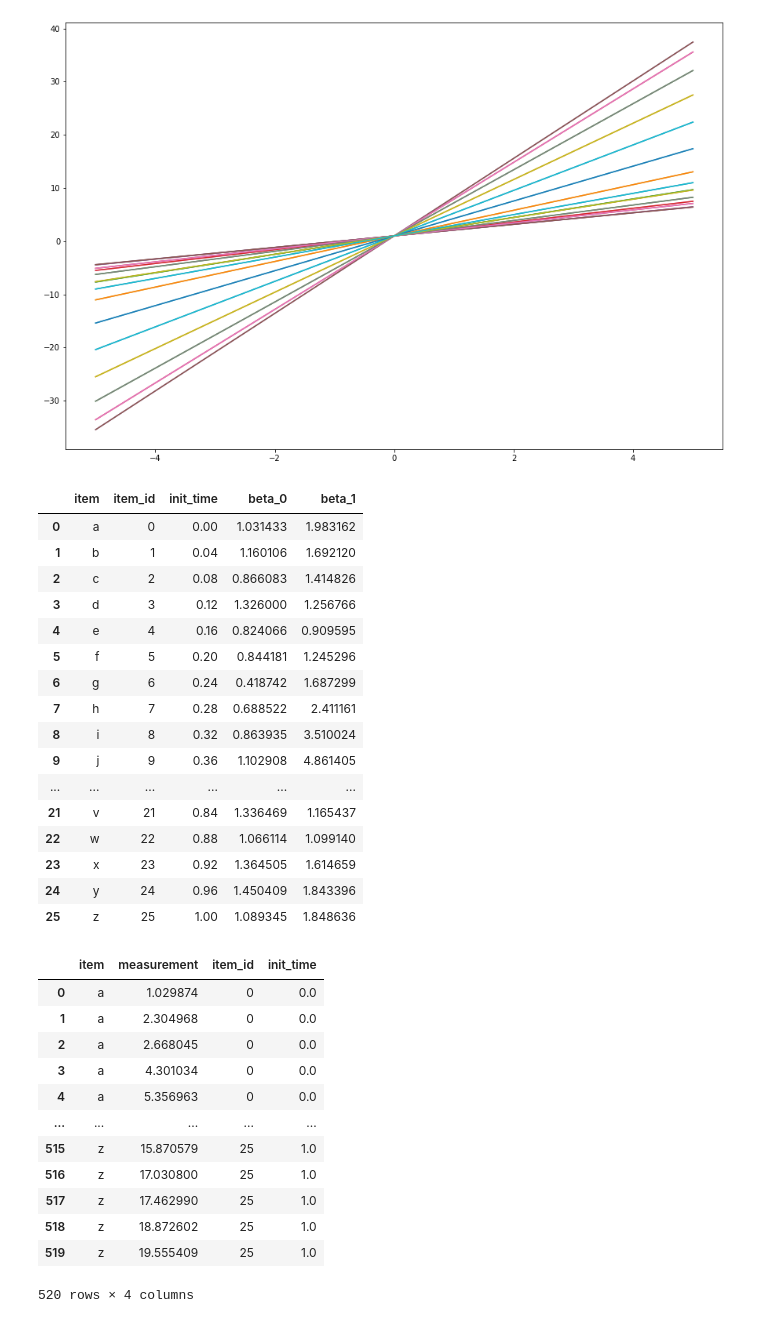
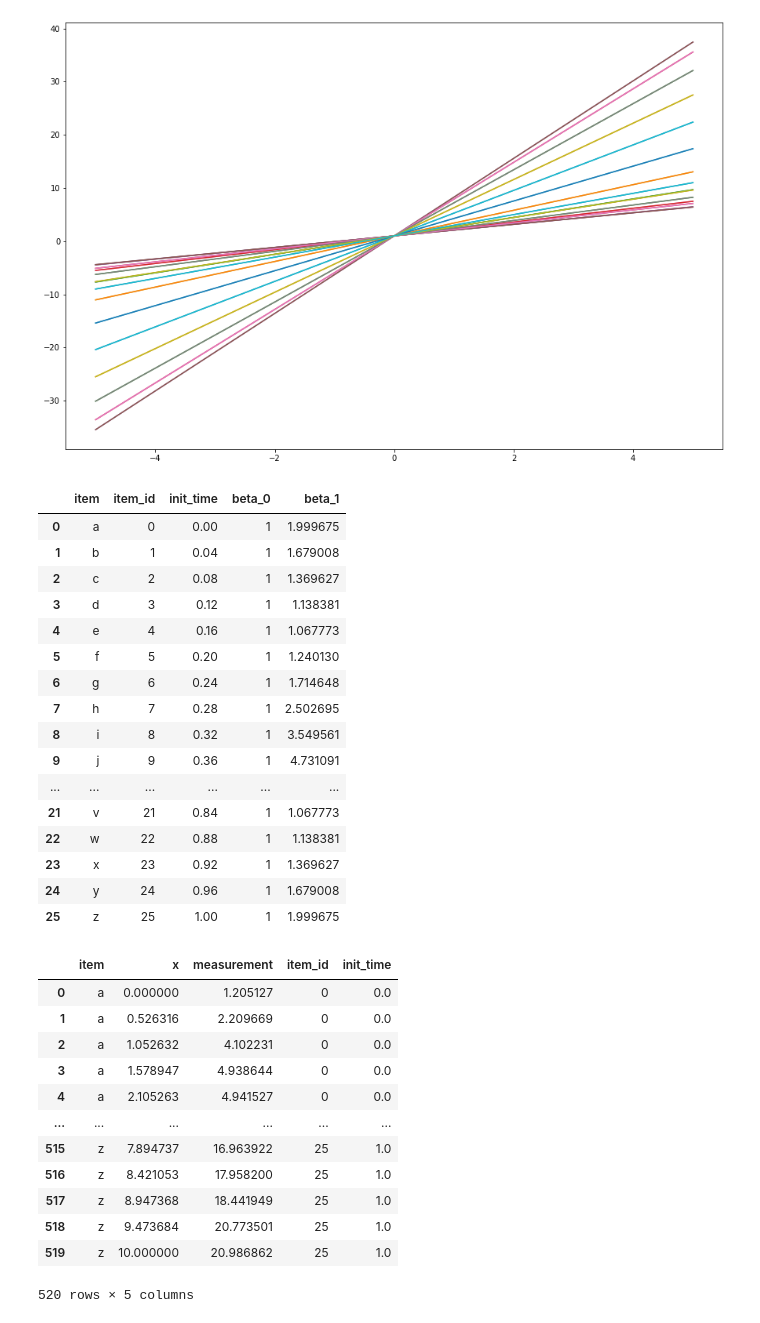
Before and after one commit to RoyLarson/parameter_gp, a Jupyter notebook: gp_example.ipynb, the cells around one changed output. Drawn from its saved outputs; the diff is of its cells as text; code cells hidden in the pictures.

```diff
--- a/gp_example.ipynb
+++ b/gp_example.ipynb
@@ -64,13 +64,7 @@ plt.plot(x, perfect)
 t = np.linspace(0, 1, len(ascii_lowercase))
 truth_data = pd.DataFrame(
     [
-        (
-            c,
-            i,
-            t_c,
-            β_0_mean + rng.normal() * β_0_std,
-            β_1_mean + β_1_t(t_c) + rng.normal() * β_1_std,
-        )
+        (c, i, t_c, β_0_mean, β_1_mean + β_1_t(t_c),)
         for i, (c, t_c) in enumerate(zip(ascii_lowercase, t))
     ],
     columns=["item", "item_id", "init_time", "beta_0", "beta_1"],
@@ -78,61 +72,66 @@ truth_data = pd.DataFrame(
 truth_data
 # %% [output]
 |  | item | item_id | init_time | beta_0 | beta_1 |
-| 0 | a | 0 | 0.00 | 1.031433 | 1.983162 |
-| 1 | b | 1 | 0.04 | 1.160106 | 1.692120 |
-| 2 | c | 2 | 0.08 | 0.866083 | 1.414826 |
-| 3 | d | 3 | 0.12 | 1.326000 | 1.256766 |
-| 4 | e | 4 | 0.16 | 0.824066 | 0.909595 |
-| 5 | f | 5 | 0.20 | 0.844181 | 1.245296 |
-| 6 | g | 6 | 0.24 | 0.418742 | 1.687299 |
-| 7 | h | 7 | 0.28 | 0.688522 | 2.411161 |
-| 8 | i | 8 | 0.32 | 0.863935 | 3.510024 |
-| 9 | j | 9 | 0.36 | 1.102908 | 4.861405 |
+| 0 | a | 0 | 0.00 | 1 | 1.999675 |
+| 1 | b | 1 | 0.04 | 1 | 1.679008 |
+| 2 | c | 2 | 0.08 | 1 | 1.369627 |
+| 3 | d | 3 | 0.12 | 1 | 1.138381 |
+| 4 | e | 4 | 0.16 | 1 | 1.067773 |
+| 5 | f | 5 | 0.20 | 1 | 1.240130 |
+| 6 | g | 6 | 0.24 | 1 | 1.714648 |
+| 7 | h | 7 | 0.28 | 1 | 2.502695 |
+| 8 | i | 8 | 0.32 | 1 | 3.549561 |
+| 9 | j | 9 | 0.36 | 1 | 4.731091 |
 | ... | ... | ... | ... | ... | ... |
-| 21 | v | 21 | 0.84 | 1.336469 | 1.165437 |
-| 22 | w | 22 | 0.88 | 1.066114 | 1.099140 |
-| 23 | x | 23 | 0.92 | 1.364505 | 1.614659 |
-| 24 | y | 24 | 0.96 | 1.450409 | 1.843396 |
-| 25 | z | 25 | 1.00 | 1.089345 | 1.848636 |
+| 21 | v | 21 | 0.84 | 1 | 1.067773 |
+| 22 | w | 22 | 0.88 | 1 | 1.138381 |
+| 23 | x | 23 | 0.92 | 1 | 1.369627 |
+| 24 | y | 24 | 0.96 | 1 | 1.679008 |
+| 25 | z | 25 | 1.00 | 1 | 1.999675 |
 # %%
 feature_data = truth_data[["item", "item_id", "init_time"]]  # this is what I know
 # %%
 # make a table of the measurements
 measurement_std = 0.35
 x = np.linspace(0, 10, 20)
 
 # I know this is bad but it is simple
 item_col = []
+x_col = []
 measurements = []
 
 for _, row in truth_data.iterrows():
     item_col += [row["item"]] * len(x)
+    x_col += list(x)
     measurements += list(
         (row.beta_0 + row.beta_1 * x) + rng.normal(size=len(x)) * measurement_std
     )
 
 measurement_table = pd.DataFrame(
-    [(item, measurement) for item, measurement in zip(item_col, measurements)],
-    columns=["item", "measurement"],
+    [
+        (item, x, measurement)
+        for item, x, measurement in zip(item_col, x_col, measurements)
+    ],
+    columns=["item", "x", "measurement"],
 )
 measurement_table = measurement_table.merge(
     feature_data, how="left", left_on="item", right_on="item",
 )
 measurement_table  # I have this as well
 # %% [output]
-|  | item | measurement | item_id | init_time |
-| 0 | a | 1.029874 | 0 | 0.0 |
-| 1 | a | 2.304968 | 0 | 0.0 |
-| 2 | a | 2.668045 | 0 | 0.0 |
-| 3 | a | 4.301034 | 0 | 0.0 |
-| 4 | a | 5.356963 | 0 | 0.0 |
-| ... | ... | ... | ... | ... |
-| 515 | z | 15.870579 | 25 | 1.0 |
-| 516 | z | 17.030800 | 25 | 1.0 |
-| 517 | z | 17.462990 | 25 | 1.0 |
-| 518 | z | 18.872602 | 25 | 1.0 |
-| 519 | z | 19.555409 | 25 | 1.0 |
+|  | item | x | measurement | item_id | init_time |
+| 0 | a | 0.000000 | 1.205127 | 0 | 0.0 |
+| 1 | a | 0.526316 | 2.209669 | 0 | 0.0 |
+| 2 | a | 1.052632 | 4.102231 | 0 | 0.0 |
+| 3 | a | 1.578947 | 4.938644 | 0 | 0.0 |
+| 4 | a | 2.105263 | 4.941527 | 0 | 0.0 |
+| ... | ... | ... | ... | ... | ... |
+| 515 | z | 7.894737 | 16.963922 | 25 | 1.0 |
+| 516 | z | 8.421053 | 17.958200 | 25 | 1.0 |
+| 517 | z | 8.947368 | 18.441949 | 25 | 1.0 |
+| 518 | z | 9.473684 | 20.773501 | 25 | 1.0 |
+| 519 | z | 10.000000 | 20.986862 | 25 | 1.0 |
-520 rows × 4 columns
+520 rows × 5 columns
 # %%
 # Now for the model
 
```
Also changed, not shown: parts of 6 cells of this notebook.
